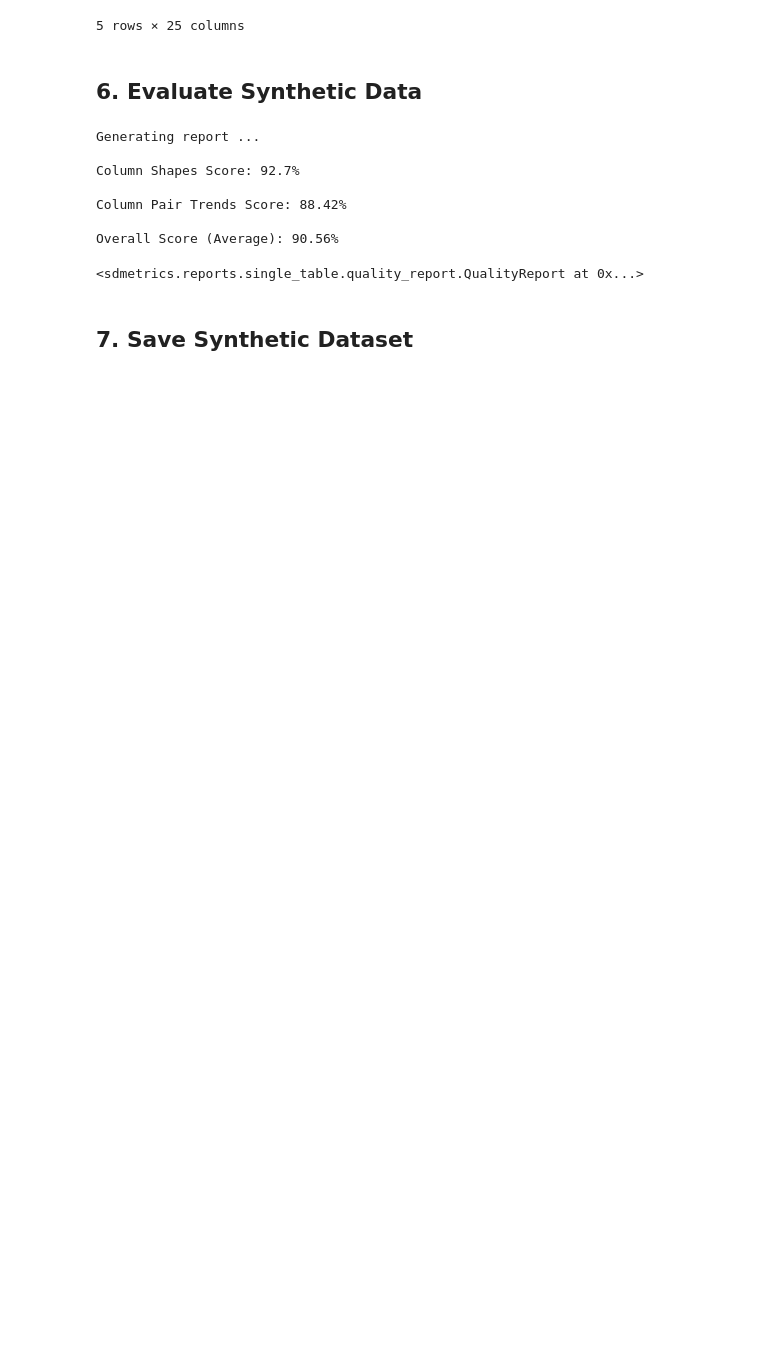
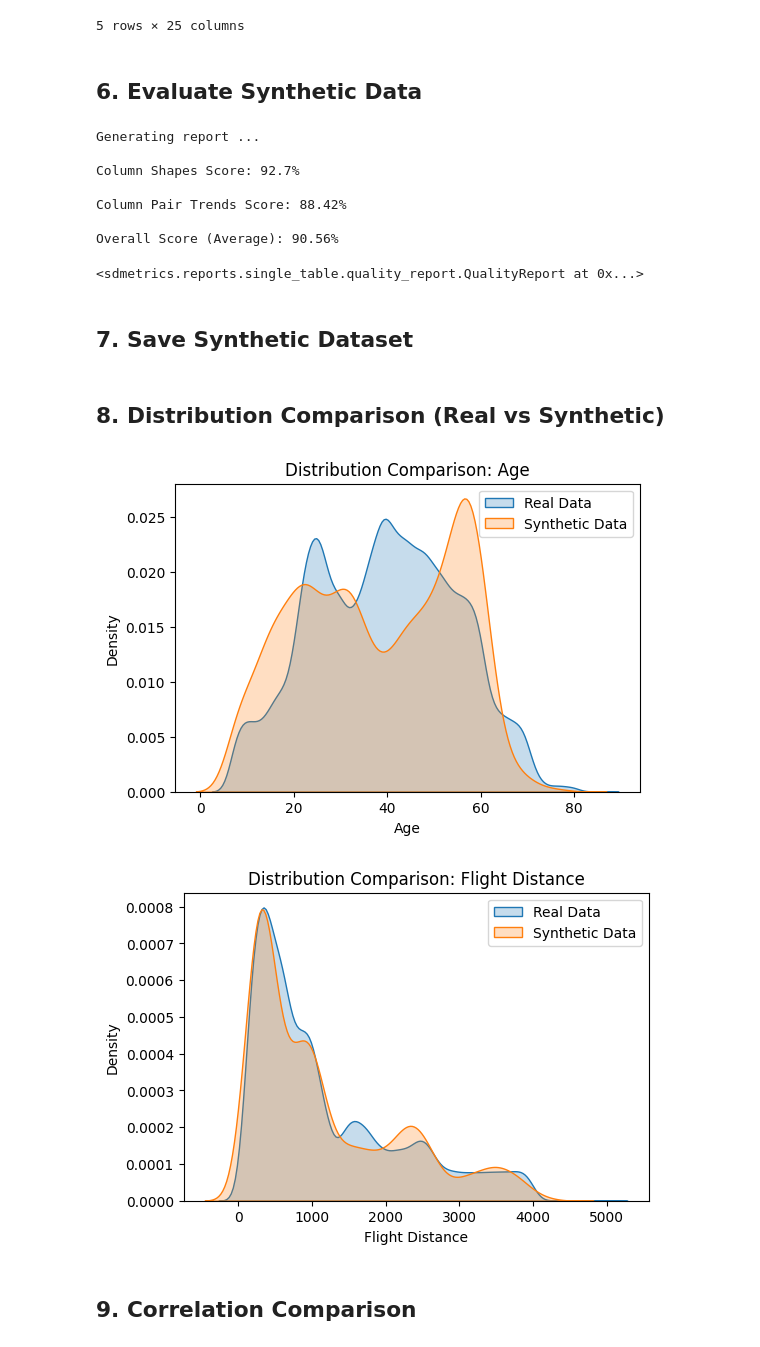
Before and after one commit to siddharthg-24/synthetic-marketing-respondents, a Jupyter notebook: notebooks/analysis.ipynb, the cells around one changed output. Saved outputs shown, nothing was run; the diff lists cells and outputs as text; code cells hidden in the pictures; blank space fills up the shorter version.

Commit message:
Add distribution and correlation comparison visualizations

```diff
--- a/notebooks/analysis.ipynb
+++ b/notebooks/analysis.ipynb
@@ -183,3 +183,26 @@ Overall Score (Average): 90.56%
 ## 7. Save Synthetic Dataset
 # %%
 synthetic_data.to_csv("../synthetic_data/synthetic_airline_data.csv", index=False)
+# %% [markdown]
+## 8. Distribution Comparison (Real vs Synthetic)
+# %%
+import seaborn as sns
+import matplotlib.pyplot as plt
+
+# choose a few important variables
+columns_to_compare = ["Age", "Flight Distance"]
+
+for col in columns_to_compare:
+    plt.figure(figsize=(6,4))
+
+    sns.kdeplot(data[col], label="Real Data", fill=True)
+    sns.kdeplot(synthetic_data[col], label="Synthetic Data", fill=True)
+
+    plt.title(f"Distribution Comparison: {col}")
+    plt.legend()
+    plt.show()
+# %% [output]
+[figure, added]
+[figure, added]
+# %% [markdown]
+## 9. Correlation Comparison
```
Also changed, not shown: parts of 3 cells of this notebook.
